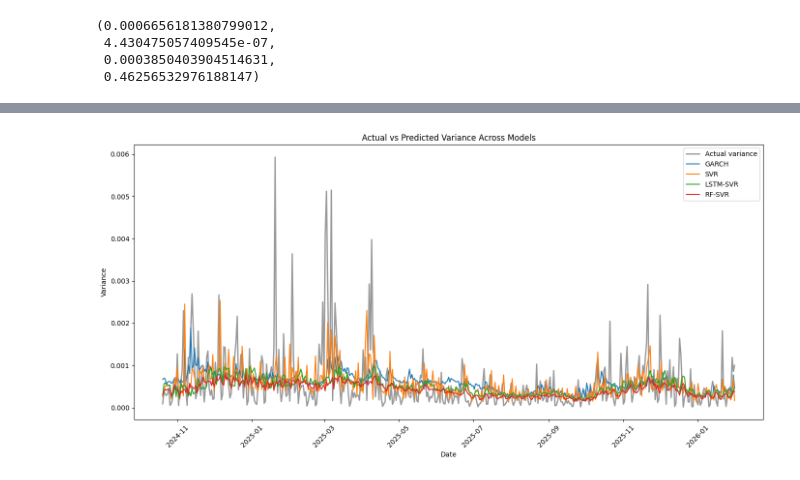
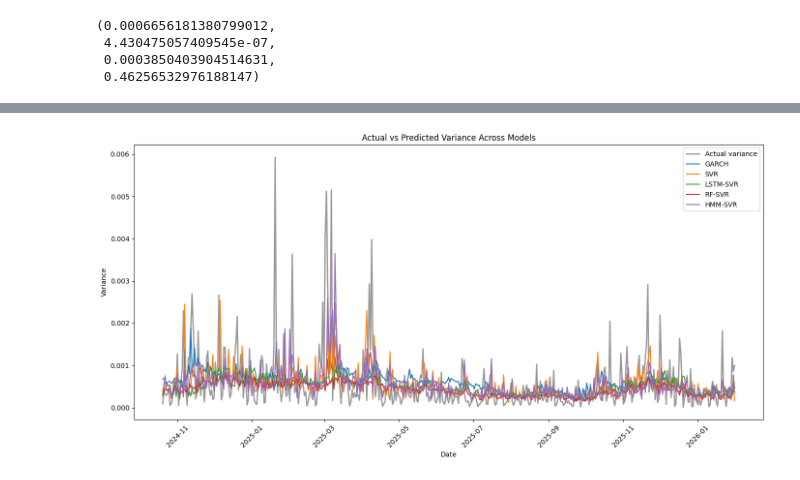
Before and after one commit to Therulow/DSE4211-GRP13, a Jupyter notebook: test_analysis.ipynb, the cells around one changed output, grey strips where cells are left out. Saved outputs shown, nothing was run; the diff lists cells and outputs as text; code cells hidden in the pictures.

Commit message:
edit test_analysis

```diff
--- a/test_analysis.ipynb
+++ b/test_analysis.ipynb
@@ -130,6 +291,7 @@ test_garch = pd.read_csv("benchmark garch/garch.csv")
 test_svr = pd.read_csv("SVR/results/svr_test_results.csv")
 test_lstmsvr = pd.read_csv("lstm-regimeaware/results/lstm-svr1.csv")
 test_rfsvr = pd.read_csv("rf-regimeaware/results/test_rf_results.csv")
+test_hmmsvr = pd.read_csv('2_step_hmm_model/results/hmm_svrl_revised_test_results.csv')
 
 # -----------------------------
 # 2. Convert to variance scale
@@ -153,6 +315,8 @@ garch_df = test_garch[["date", "actual_var", "pred_garch"]].copy()
 svr_df = test_svr[["date", "actual_var", "pred_svr"]].copy()
 lstm_df = test_lstmsvr[["date", "actual_var", "pred_lstmsvr"]].copy()
 rf_df = test_rfsvr[["date", "actual_var", "pred_rfsvr"]].copy()
+hmm_df = test_hmmsvr[["date", "actual_var", "forecast_var"]].copy()
+hmm_df['date'] = pd.to_datetime(hmm_df['date'])
 
 # -----------------------------
 # 4. Convert dates
@@ -169,35 +333,37 @@ plot_df = (
     .merge(svr_df[["date", "pred_svr"]], on="date", how="inner")
     .merge(lstm_df[["date", "pred_lstmsvr"]], on="date", how="inner")
     .merge(rf_df[["date", "pred_rfsvr"]], on="date", how="inner")
+    .merge(hmm_df[["date", "forecast_var"]].rename(columns={"forecast_var": "pred_hmmsvr"}), on="date", how="inner")
     .sort_values("date")
 )
 
 # -----------------------------
 # 6. Plot
 # -----------------------------
 plt.figure(figsize=(14, 7))
 plt.plot(
     plot_df["date"],
     plot_df["actual_var"],
     label="Actual variance",
     color="black",
     linewidth=2,
     alpha=0.4
 )
 
 # models (clear colors)
 plt.plot(plot_df["date"], plot_df["pred_garch"], label="GARCH")
 plt.plot(plot_df["date"], plot_df["pred_svr"], label="SVR")
 plt.plot(plot_df["date"], plot_df["pred_lstmsvr"], label="LSTM-SVR")
 plt.plot(plot_df["date"], plot_df["pred_rfsvr"], label="RF-SVR")
+plt.plot(plot_df["date"], plot_df["pred_hmmsvr"], label="HMM-SVR")
 
 plt.title("Actual vs Predicted Variance Across Models")
 plt.xlabel("Date")
 plt.ylabel("Variance")
 plt.legend()
 plt.xticks(rotation=45)
 
 plt.tight_layout()
 plt.show()
 # %% [output]
-[figure, old version]
+[figure, new version]
```
Also changed, not shown: parts of 12 cells of this notebook.
